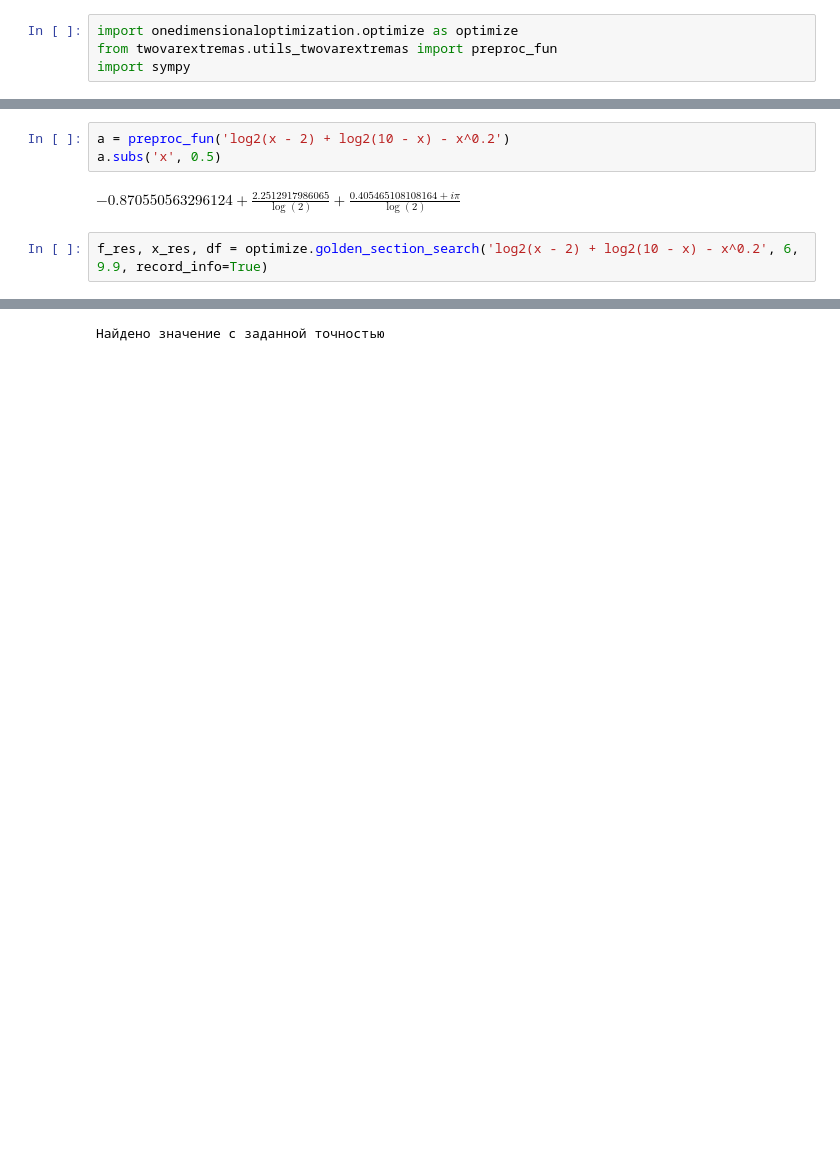
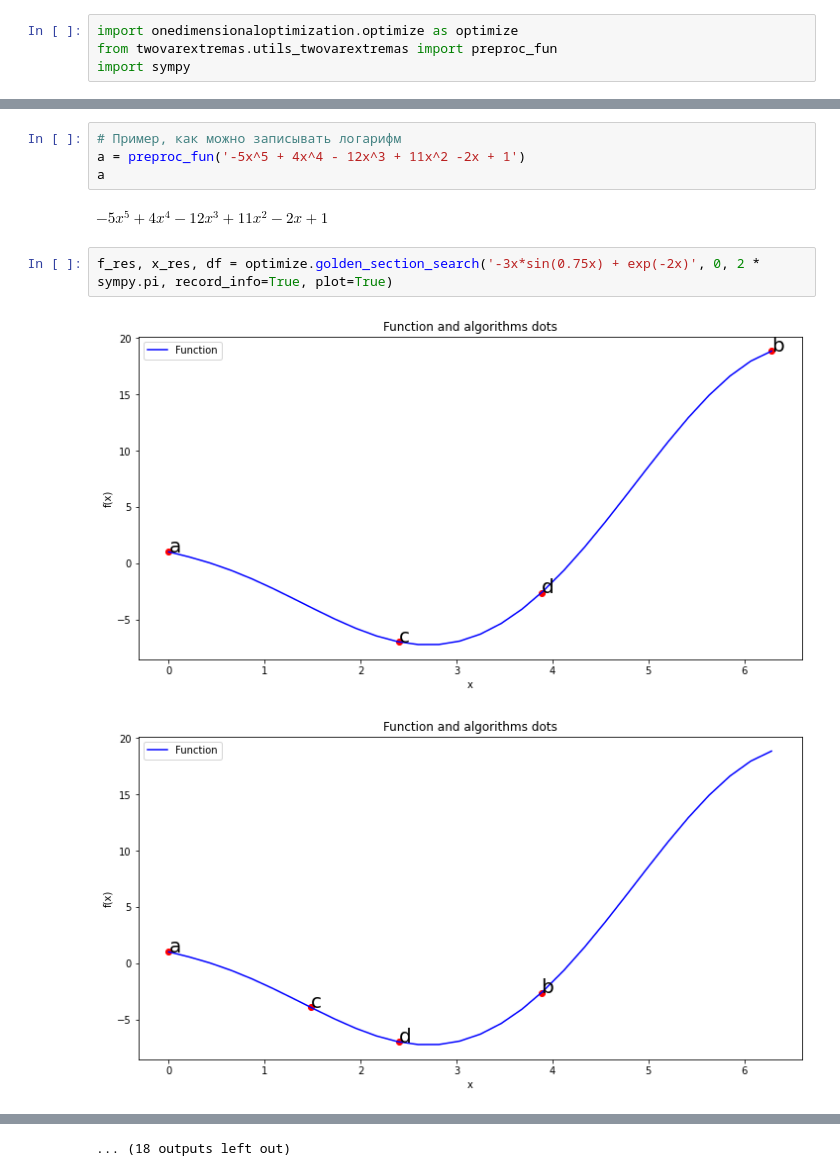
Before and after one commit to M1croZavr/ML_opt, a Jupyter notebook: Untitled.ipynb, the cells around one changed output, grey strips where cells are left out. Cells and saved outputs as stored; diff of their text form; blank space fills up the shorter version.

Commit message:
Completed algorithms and visualization

```diff
--- a/Untitled.ipynb
+++ b/Untitled.ipynb
@@ -14,8 +14,11 @@ import sympy
-# %%
-a = preproc_fun('log2(x - 2) + log2(10 - x) - x^0.2')
-a.subs('x', 0.5)
-# %% [output]
-$\displaystyle -0.870550563296124 + \frac{2.2512917986065}{\log{\left(2 \right)}} + \frac{0.405465108108164 + i \pi}{\log{\left(2 \right)}}$
+# %%
+# Пример, как можно записывать логарифм
+a = preproc_fun('-5x^5 + 4x^4 - 12x^3 + 11x^2 -2x + 1')
+a
+# %% [output]
+$\displaystyle - 5 x^{5} + 4 x^{4} - 12 x^{3} + 11 x^{2} - 2 x + 1$
 # %%
-f_res, x_res, df = optimize.golden_section_search('log2(x - 2) + log2(10 - x) - x^0.2', 6, 9.9, record_info=True)
+f_res, x_res, df = optimize.golden_section_search('-3x*sin(0.75x) + exp(-2x)', 0, 2 * sympy.pi, record_info=True, plot=True)
 # %% [output]
+[figure, added]
+[figure, added]
@@ -22,4 +35,4 @@ f_res, x_res, df = optimize.golden_section_search('log2(x - 2) + log2(10 - x) -
-Найдено значение с заданной точностью
+... (18 outputs left out)
 # %%
 f_res, x_res # Правильно
 # %% [output]
```
Also changed, not shown: parts of 27 cells of this notebook, 4 other files.
